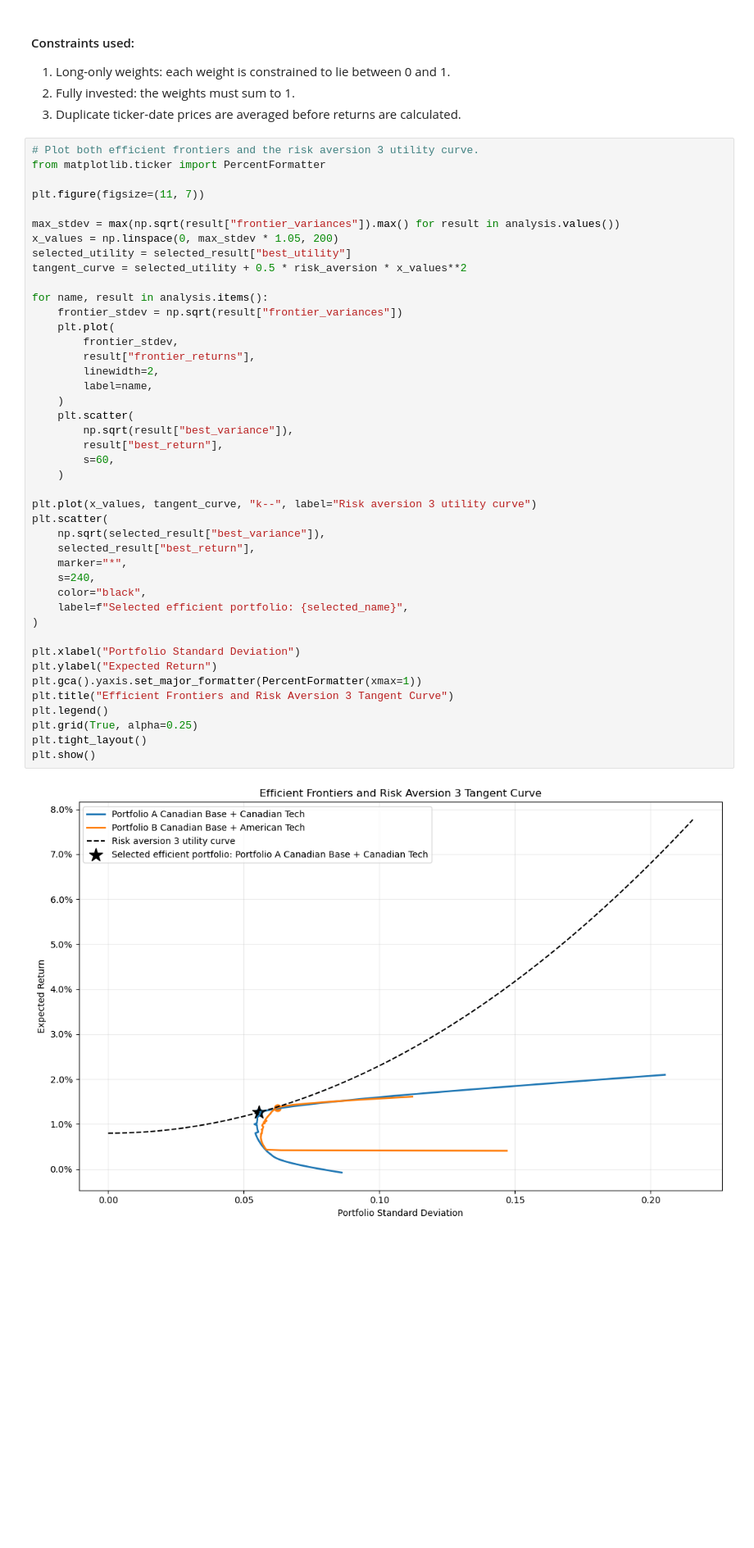
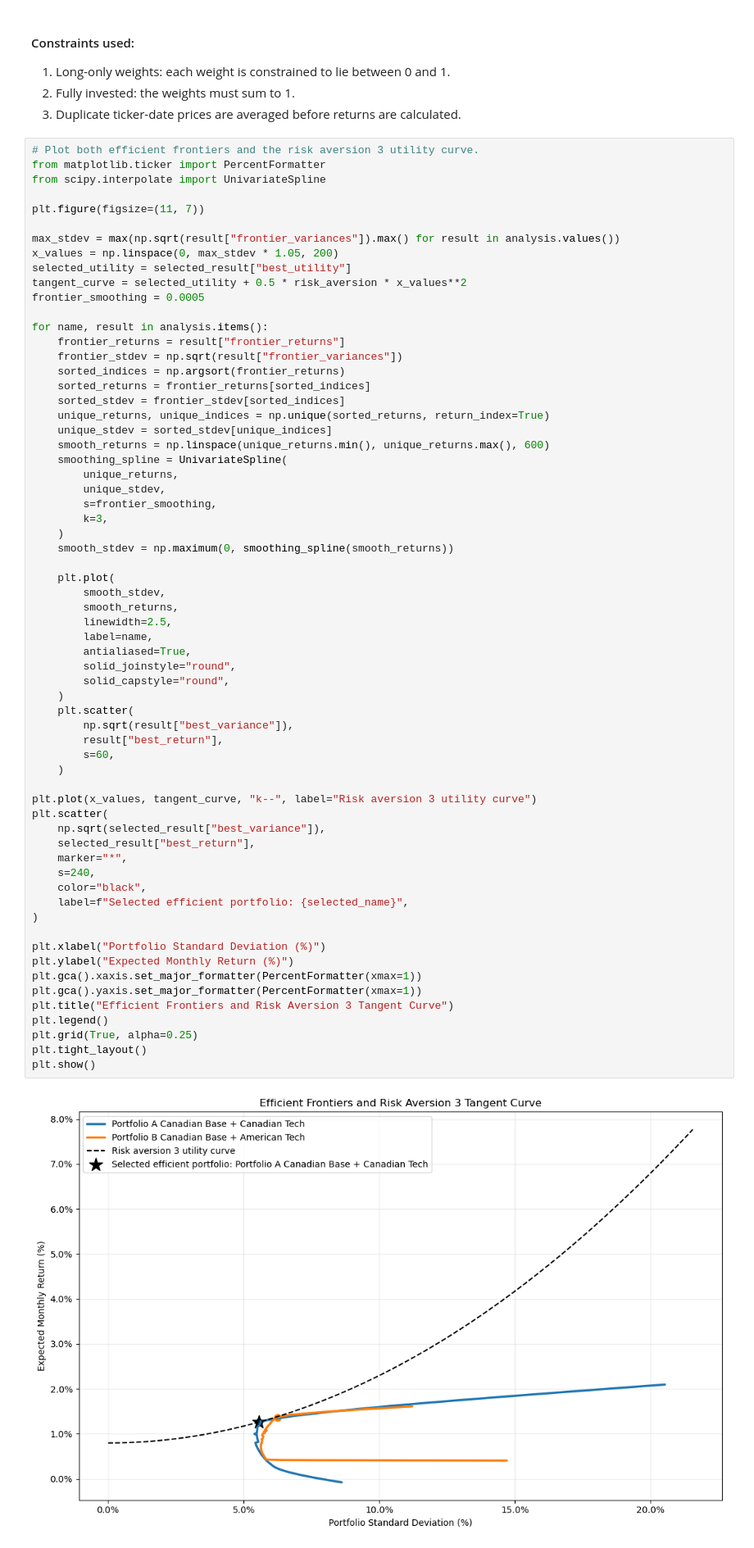
Before and after one commit to Chara1236/CFM301, a Jupyter notebook: PROJ1-CFM301.ipynb, the cells around one changed output. Shown at 82% size. Drawn from its saved outputs; the diff is of its cells as text; blank space fills up the shorter version.

Commit message:
graph improvement

```diff
--- a/PROJ1-CFM301.ipynb
+++ b/PROJ1-CFM301.ipynb
@@ -559,6 +559,7 @@ This section plots both portfolio frontiers using monthly volatility and expecte
 # %%
 # Plot both efficient frontiers and the risk aversion 3 utility curve.
 from matplotlib.ticker import PercentFormatter
+from scipy.interpolate import UnivariateSpline
 
 plt.figure(figsize=(11, 7))
 
@@ -566,38 +567,58 @@ max_stdev = max(np.sqrt(result["frontier_variances"]).max() for result in analys
 x_values = np.linspace(0, max_stdev * 1.05, 200)
 selected_utility = selected_result["best_utility"]
 tangent_curve = selected_utility + 0.5 * risk_aversion * x_values**2
+frontier_smoothing = 0.0005
 
 for name, result in analysis.items():
+    frontier_returns = result["frontier_returns"]
     frontier_stdev = np.sqrt(result["frontier_variances"])
+    sorted_indices = np.argsort(frontier_returns)
+    sorted_returns = frontier_returns[sorted_indices]
+    sorted_stdev = frontier_stdev[sorted_indices]
+    unique_returns, unique_indices = np.unique(sorted_returns, return_index=True)
+    unique_stdev = sorted_stdev[unique_indices]
+    smooth_returns = np.linspace(unique_returns.min(), unique_returns.max(), 600)
+    smoothing_spline = UnivariateSpline(
+        unique_returns,
+        unique_stdev,
+        s=frontier_smoothing,
+        k=3,
+    )
+    smooth_stdev = np.maximum(0, smoothing_spline(smooth_returns))
+
     plt.plot(
-        frontier_stdev,
-        result["frontier_returns"],
-        linewidth=2,
+        smooth_stdev,
+        smooth_returns,
+        linewidth=2.5,
         label=name,
+        antialiased=True,
+        solid_joinstyle="round",
+        solid_capstyle="round",
     )
     plt.scatter(
         np.sqrt(result["best_variance"]),
         result["best_return"],
         s=60,
     )
 
 plt.plot(x_values, tangent_curve, "k--", label="Risk aversion 3 utility curve")
 plt.scatter(
     np.sqrt(selected_result["best_variance"]),
     selected_result["best_return"],
     marker="*",
     s=240,
     color="black",
     label=f"Selected efficient portfolio: {selected_name}",
 )
 
-plt.xlabel("Portfolio Standard Deviation")
-plt.ylabel("Expected Return")
+plt.xlabel("Portfolio Standard Deviation (%)")
+plt.ylabel("Expected Monthly Return (%)")
+plt.gca().xaxis.set_major_formatter(PercentFormatter(xmax=1))
 plt.gca().yaxis.set_major_formatter(PercentFormatter(xmax=1))
 plt.title("Efficient Frontiers and Risk Aversion 3 Tangent Curve")
 plt.legend()
 plt.grid(True, alpha=0.25)
 plt.tight_layout()
 plt.show()
 # %% [output]
-[figure, old version]
+[figure, new version]
```
